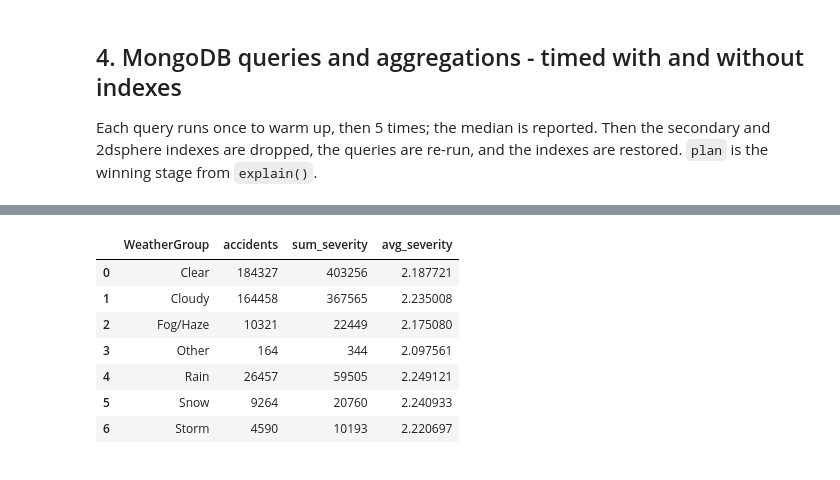
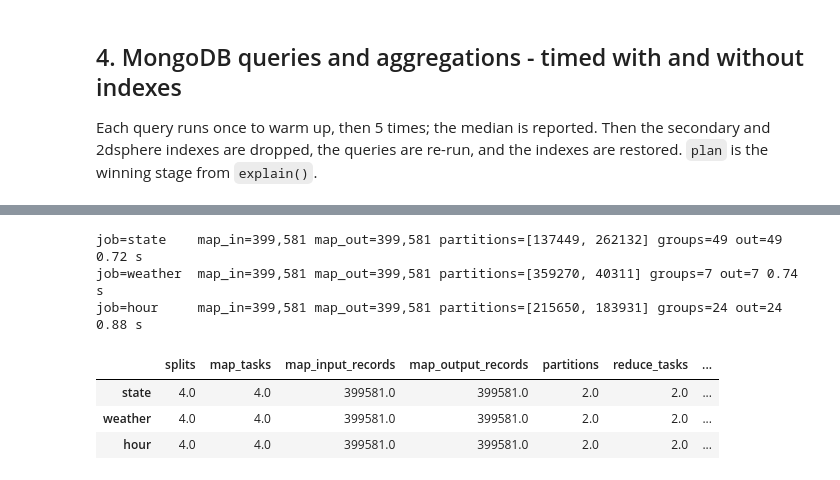
Before and after one commit to Abin-Shaji-Thomas/Smart-Traffic-Accident-Analysis-and-Severity-Prediction, a Jupyter notebook: notebooks/05_big_data_analytics.ipynb, the cells around one changed output, grey strips where cells are left out. Cells and saved outputs as stored; diff of their text form; code cells hidden in the pictures.

```diff
--- a/notebooks/05_big_data_analytics.ipynb
+++ b/notebooks/05_big_data_analytics.ipynb
@@ -185,14 +174,17 @@ Cloudy  1
-# %%
-mr_state = pd.read_csv(mr_dir / "output" / "state.tsv", sep="\t", header=None, names=["State", "accidents"])
-mr_weather = pd.read_csv(mr_dir / "output" / "weather.tsv", sep="\t", header=None, names=["WeatherGroup", "accidents", "sum_severity", "avg_severity"])
-mr_hour = pd.read_csv(mr_dir / "output" / "hour.tsv", sep="\t", header=None, names=["Hour", "accidents"])
-mr_weather
-# %% [output]
-|  | WeatherGroup | accidents | sum_severity | avg_severity |
-| 0 | Clear | 184327 | 403256 | 2.187721 |
-| 1 | Cloudy | 164458 | 367565 | 2.235008 |
-| 2 | Fog/Haze | 10321 | 22449 | 2.175080 |
-| 3 | Other | 164 | 344 | 2.097561 |
-| 4 | Rain | 26457 | 59505 | 2.249121 |
-| 5 | Snow | 9264 | 20760 | 2.240933 |
-| 6 | Storm | 4590 | 10193 | 2.220697 |
+# %%
+sys.path.insert(0, str(ROOT / "bigdata" / "hadoop_mapreduce"))
+import run_pipeline
+(ROOT / "bigdata" / "hadoop_mapreduce" / "input" / "accidents.tsv").unlink(missing_ok=True)   # rebuild input from the parquet
+counters = run_pipeline.main()
+skip = ("map_input_records_per_split", "partition_records", "user_counters", "output")
+ct = pd.DataFrame({job: {k: v for k, v in c.items() if k not in skip} for job, c in counters["jobs"].items()}).T
+ct["records_per_partition"] = [str(c["partition_records"]) for c in counters["jobs"].values()]
+ct
+# %% [output]
+job=state    map_in=399,581 map_out=399,581 partitions=[137449, 262132] groups=49 out=49 0.72 s
+job=weather  map_in=399,581 map_out=399,581 partitions=[359270, 40311] groups=7 out=7 0.74 s
+job=hour     map_in=399,581 map_out=399,581 partitions=[215650, 183931] groups=24 out=24 0.88 s
+|  | splits | map_tasks | map_input_records | map_output_records | partitions | reduce_tasks | ... |
+| state | 4.0 | 4.0 | 399581.0 | 399581.0 | 2.0 | 2.0 | ... |
+| weather | 4.0 | 4.0 | 399581.0 | 399581.0 | 2.0 | 2.0 | ... |
+| hour | 4.0 | 4.0 | 399581.0 | 399581.0 | 2.0 | 2.0 | ... |
```
Also changed, not shown: parts of 15 cells of this notebook, 11 other files.
